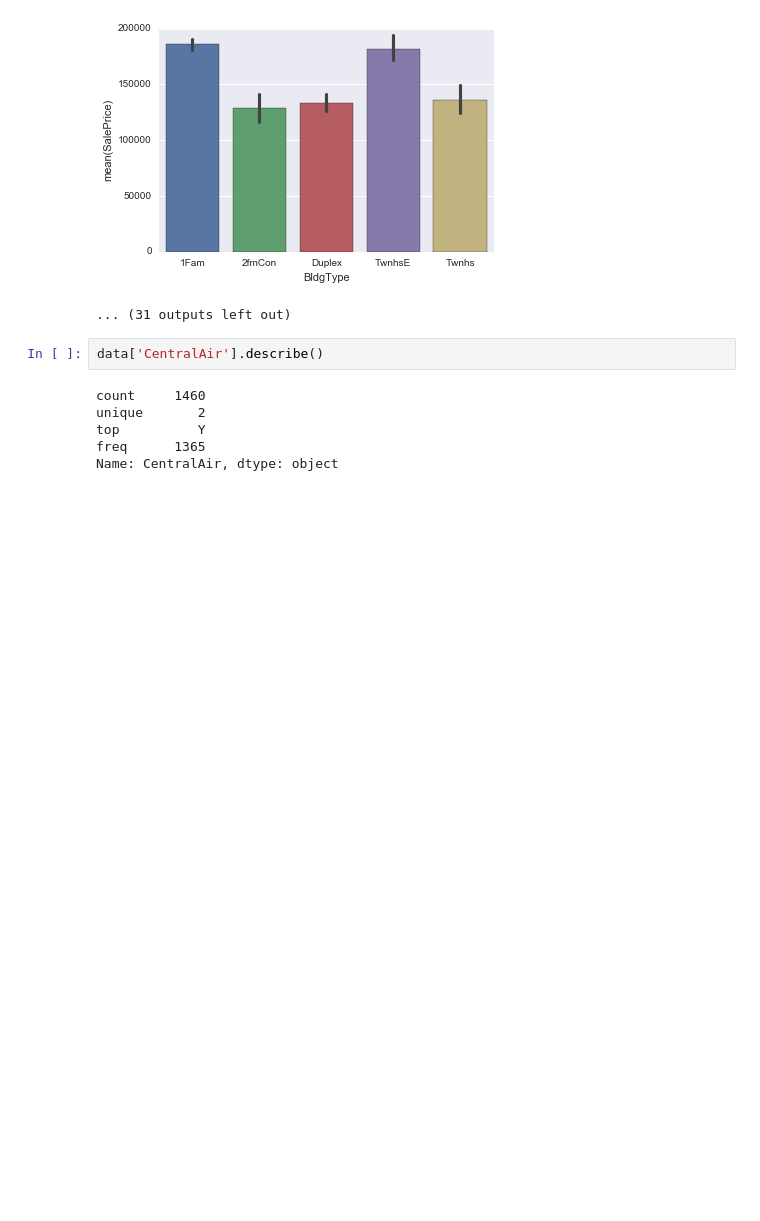
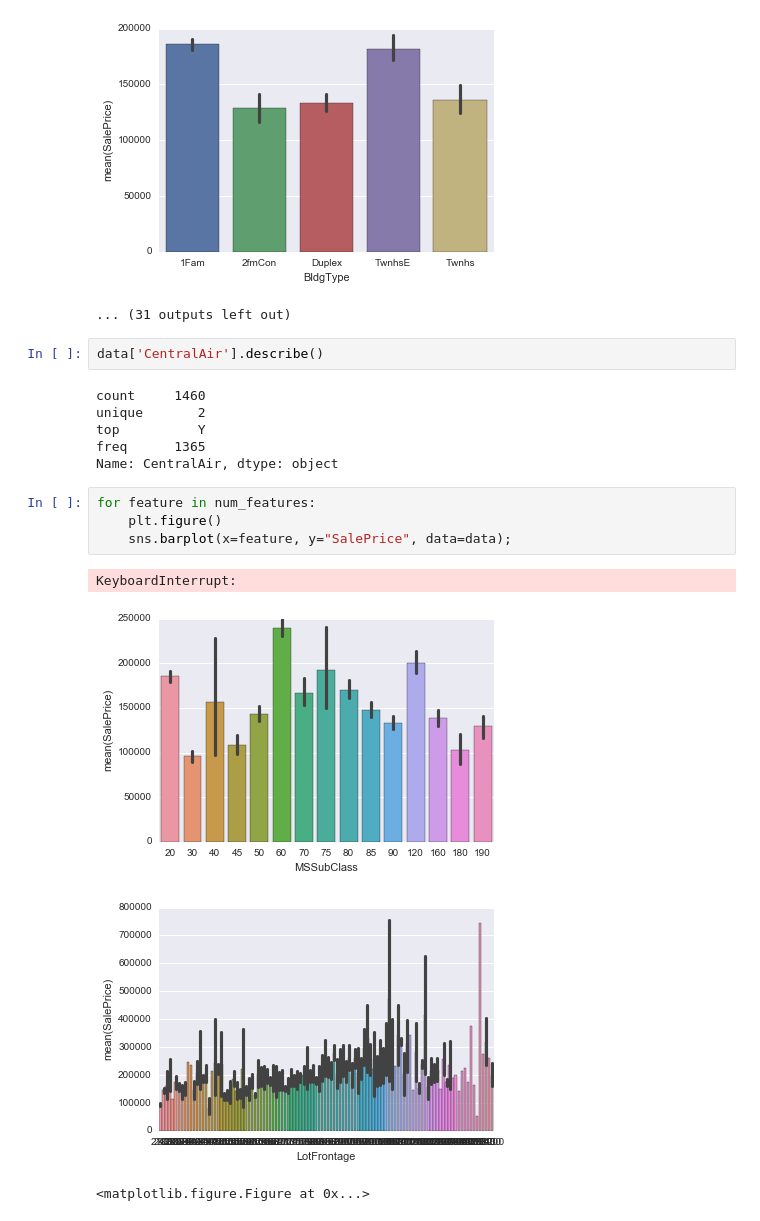
Before and after one commit to PhySci/ML_house_selling, a Jupyter notebook: Analisys.ipynb, the cells around one changed output. Saved outputs shown, nothing was run; the diff lists cells and outputs as text; blank space fills up the shorter version.

```diff
--- a/Analisys.ipynb
+++ b/Analisys.ipynb
@@ -40,3 +40,12 @@ unique       2
 top          Y
 freq      1365
 Name: CentralAir, dtype: object
+# %%
+for feature in num_features:
+    plt.figure()
+    sns.barplot(x=feature, y="SalePrice", data=data);
+# %% [output]
+KeyboardInterrupt:
+[figure, added]
+[figure, added]
+<matplotlib.figure.Figure at 0x...>
```
Also changed, not shown: parts of 6 cells of this notebook, 2 other files.
